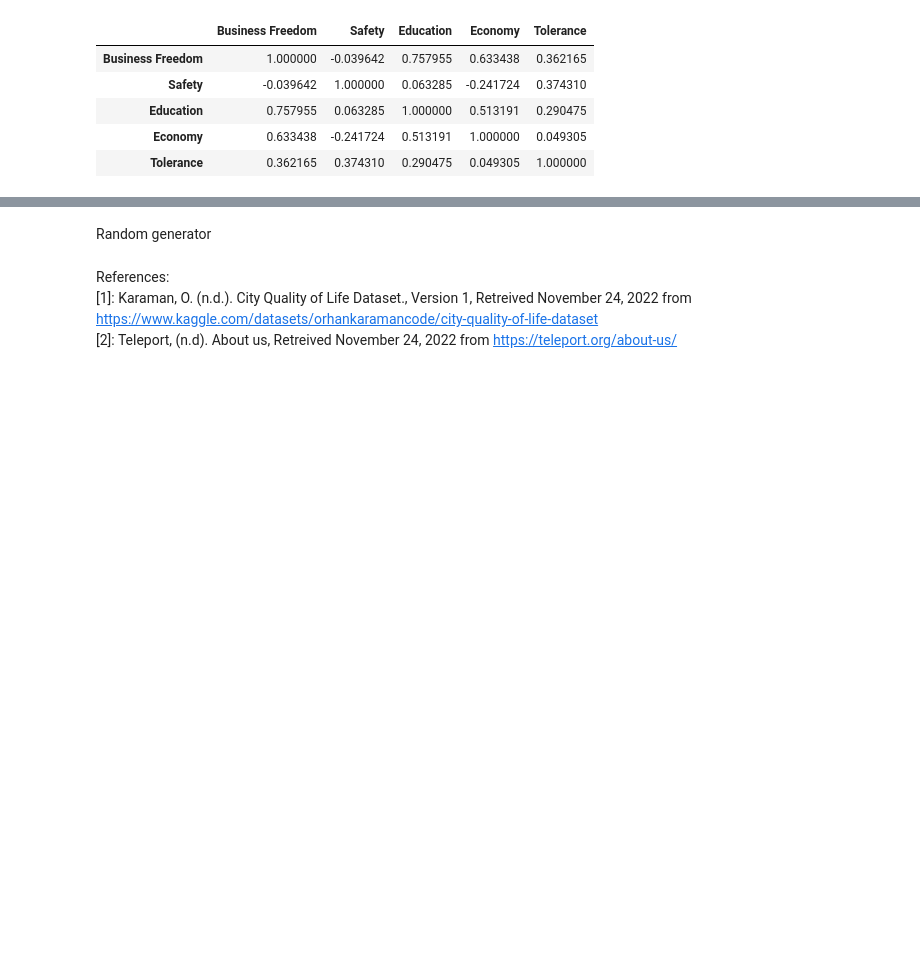
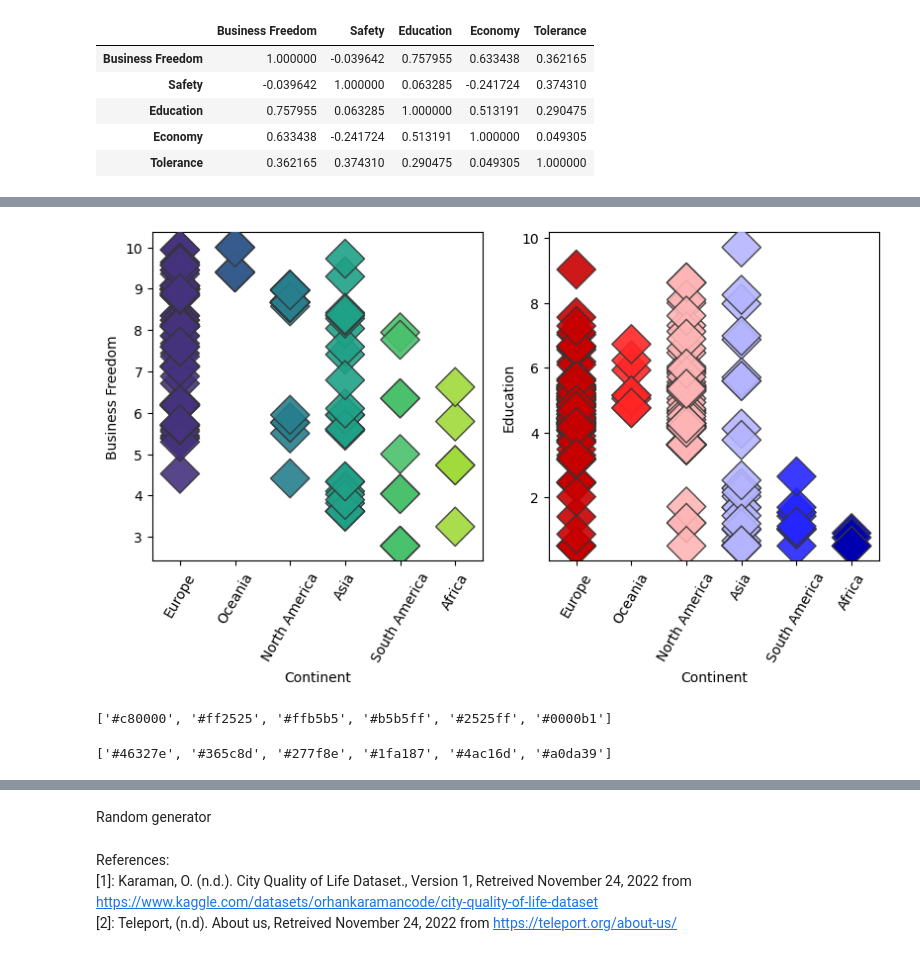
Before and after one commit to Tanja888/PfDA_Assignment, a Jupyter notebook: PfDA_Project1.ipynb, the cells around one changed output, grey strips where cells are left out. Cells and saved outputs as stored; diff of their text form; code cells hidden in the pictures; blank space fills up the shorter version.

```diff
--- a/PfDA_Project1.ipynb
+++ b/PfDA_Project1.ipynb
@@ -181,0 +279,20 @@ scores
+# %%
+plt.figure(figsize = (25,25))
+
+plt.subplot(5, 5, 1)
+sns.stripplot(data=scores, x='Continent', y='Business Freedom', jitter=False, s=20, marker="D", linewidth=1, alpha=.9, palette="viridis")
+plt.xticks(rotation=60);
+
+plt.subplot(5, 5, 2)
+sns.stripplot(data=scores, x='Continent', y='Education', jitter=False, s=20, marker="D", linewidth=1, alpha=.9, palette="seismic_r")
+plt.xticks(rotation=60);
+# %% [output]
+[figure, added]
+# %%
+print(sns.color_palette("seismic_r").as_hex())
+# %% [output]
+['#c80000', '#ff2525', '#ffb5b5', '#b5b5ff', '#2525ff', '#0000b1']
+# %%
+print(sns.color_palette("viridis").as_hex())
+# %% [output]
+['#46327e', '#365c8d', '#277f8e', '#1fa187', '#4ac16d', '#a0da39']
```
Also changed, not shown: parts of 65 cells of this notebook, 8 other files.
